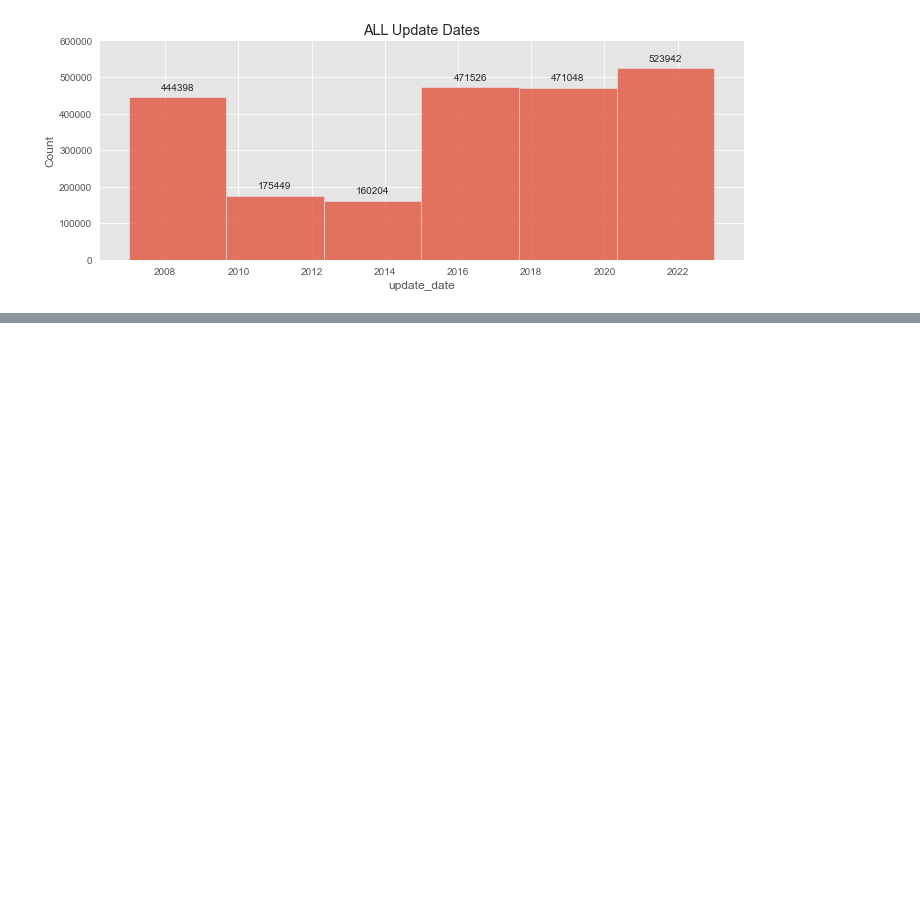
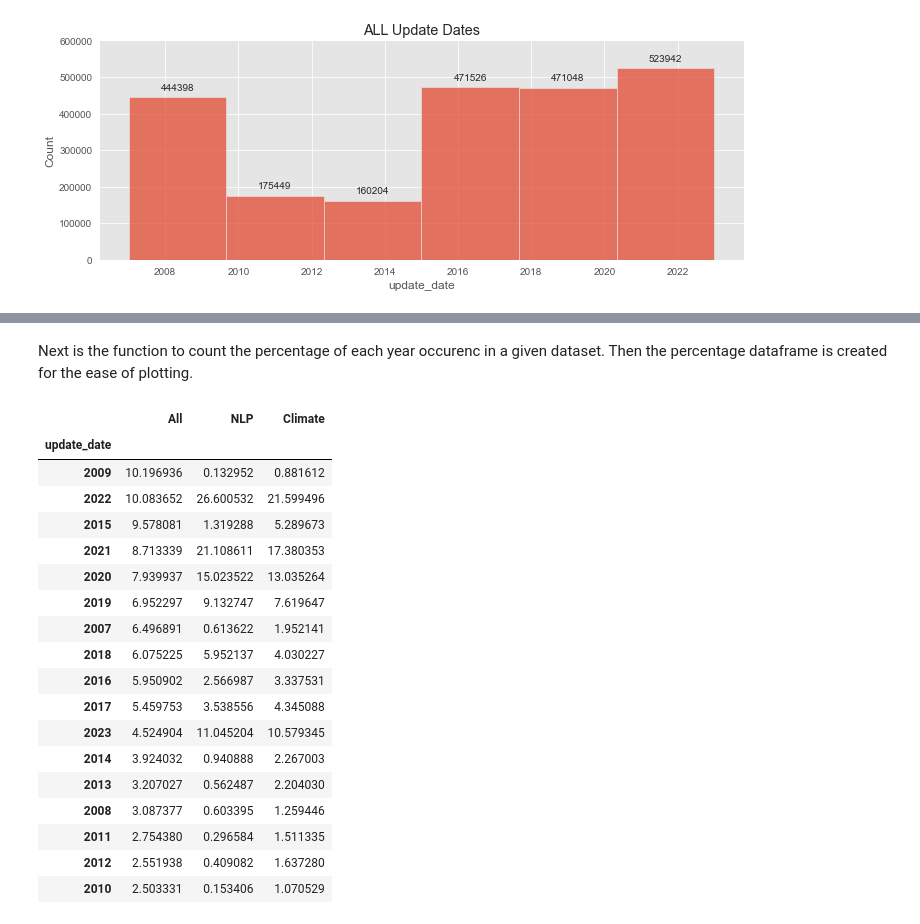
Before and after one commit to gsiraji/wins-topics-network, a Jupyter notebook: arxiv_data_scraping.ipynb, the cells around one changed output, grey strips where cells are left out. Cells and saved outputs as stored; diff of their text form; code cells hidden in the pictures; blank space fills up the shorter version.

```diff
--- a/arxiv_data_scraping.ipynb
+++ b/arxiv_data_scraping.ipynb
@@ -278,0 +291,37 @@ plt.tight_layout()
+# %% [markdown]
+Next is the function to count the percentage of each year occurenc in a given dataset. Then the percentage dataframe is created for the ease of plotting.
+# %%
+def percentages(df):
+    size = df.shape[0]
+    value_counts = df['update_date'].value_counts()
+    perc = value_counts/size*100
+    return perc
+
+perc_df = pd.DataFrame()
+
+perc_df['All']=percentages(df)
+perc_df['NLP']=percentages(df_all_nlp)
+perc_df['Climate']=percentages(df_all_climate)
+
+perc_df.sort_index(inplace=True) #so the years/rows are in an ascending order
+perc_df
+# %% [output]
+|  | All | NLP | Climate |
+| update_date |  |  |  |
+| 2009 | 10.196936 | 0.132952 | 0.881612 |
+| 2022 | 10.083652 | 26.600532 | 21.599496 |
+| 2015 | 9.578081 | 1.319288 | 5.289673 |
+| 2021 | 8.713339 | 21.108611 | 17.380353 |
+| 2020 | 7.939937 | 15.023522 | 13.035264 |
+| 2019 | 6.952297 | 9.132747 | 7.619647 |
+| 2007 | 6.496891 | 0.613622 | 1.952141 |
+| 2018 | 6.075225 | 5.952137 | 4.030227 |
+| 2016 | 5.950902 | 2.566987 | 3.337531 |
+| 2017 | 5.459753 | 3.538556 | 4.345088 |
+| 2023 | 4.524904 | 11.045204 | 10.579345 |
+| 2014 | 3.924032 | 0.940888 | 2.267003 |
+| 2013 | 3.207027 | 0.562487 | 2.204030 |
+| 2008 | 3.087377 | 0.603395 | 1.259446 |
+| 2011 | 2.754380 | 0.296584 | 1.511335 |
+| 2012 | 2.551938 | 0.409082 | 1.637280 |
+| 2010 | 2.503331 | 0.153406 | 1.070529 |
```
Also changed, not shown: parts of 4 cells of this notebook.
